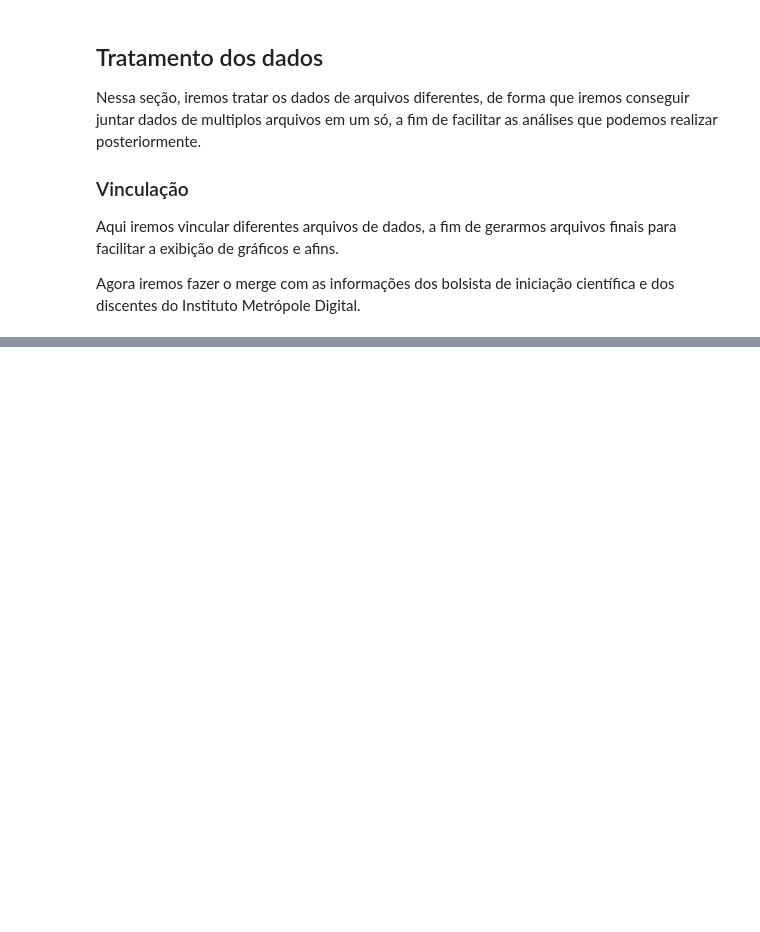
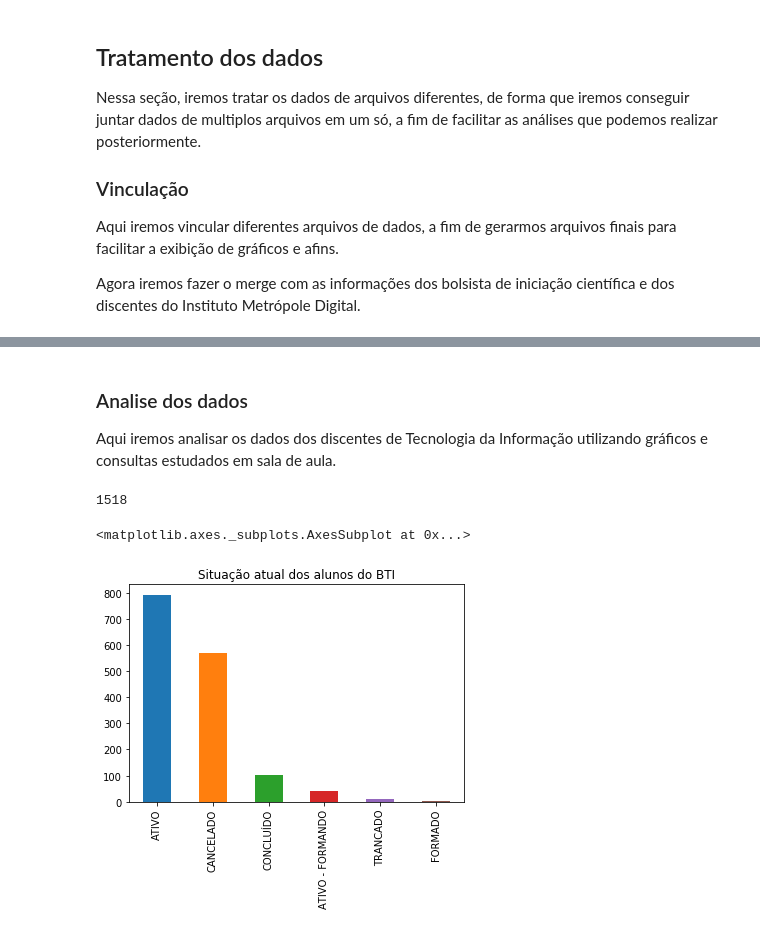
Before and after one commit to alvarofpp/imd0033-imd-pesquisa, a Jupyter notebook: IMD Pesquisa.ipynb, the cells around one changed output, grey strips where cells are left out. Saved outputs shown, nothing was run; the diff lists cells and outputs as text; code cells hidden in the pictures; blank space fills up the shorter version.

Commit message:
Adicionando consultas iniciais de discentes e bolsistas do BTI

```diff
--- a/IMD Pesquisa.ipynb
+++ b/IMD Pesquisa.ipynb
@@ -193,3 +193,18 @@ df_discentes_bolsistas.head()
 # %%
 # Salvamos o arquivo
 df_discentes_bolsistas.to_csv('data/discentes_bolsistas_imd.csv')
+# %% [markdown]
+### <a id="analise">Analise dos dados</a>
+Aqui iremos analisar os dados dos discentes de Tecnologia da Informação utilizando gráficos e consultas estudados em sala de aula.
+# %%
+# Total de alunos ingressantes em Tecnologia da Informação
+df_ingressantes_imd.matricula.count()
+# %% [output]
+1518
+# %%
+import  matplotlib.pyplot  as plt
+# Situação atual alunos do BTI
+df_ingressantes_imd.status.value_counts().plot(kind='bar', title='Situação atual dos alunos do BTI')
+# %% [output]
+<matplotlib.axes._subplots.AxesSubplot at 0x...>
+[figure, added]
```
Also changed, not shown: parts of 7 cells of this notebook.
